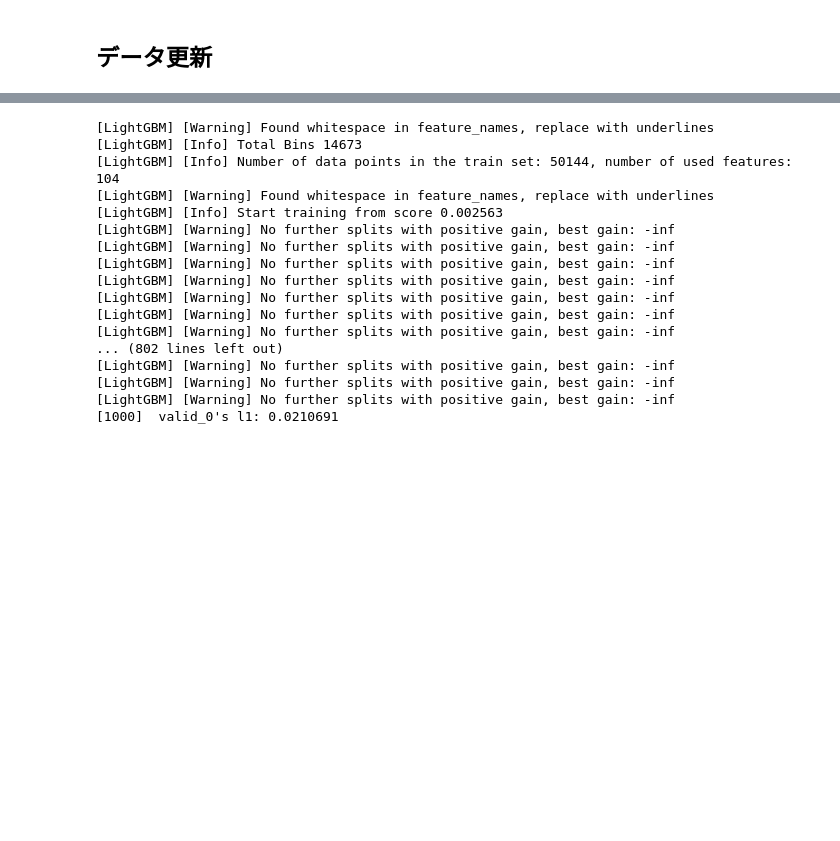
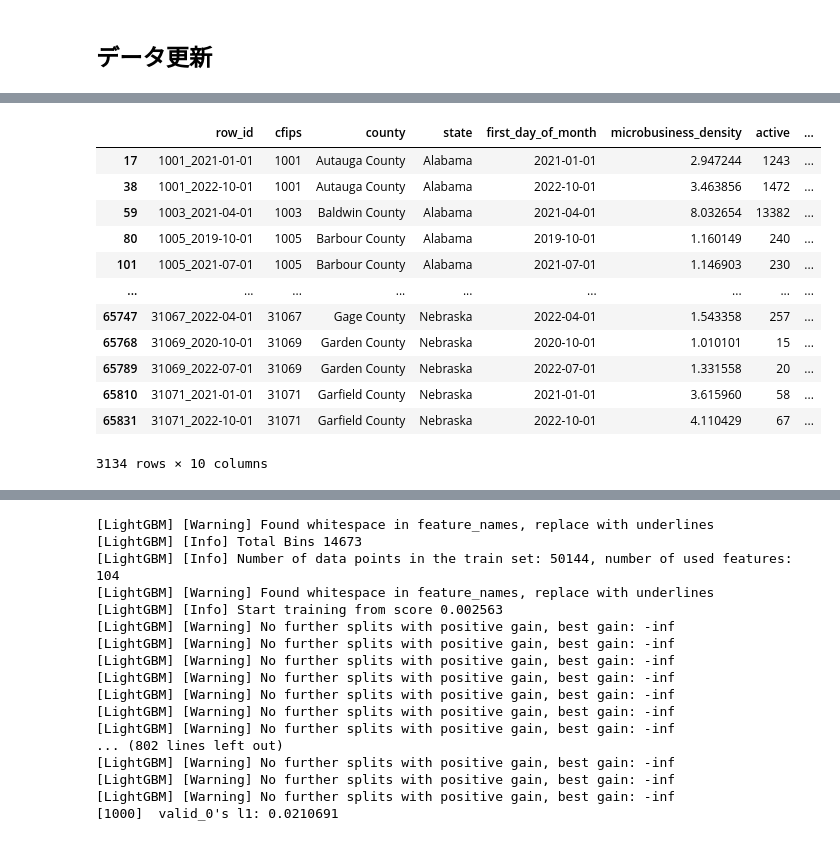
Before and after one commit to Occccn/kaggle-GoDaddy, a Jupyter notebook: notebook/feature_engineering.ipynb, the cells around one changed output, grey strips where cells are left out. Cells and saved outputs as stored; diff of their text form; code cells hidden in the pictures; blank space fills up the shorter version.

```diff
--- a/notebook/feature_engineering.ipynb
+++ b/notebook/feature_engineering.ipynb
@@ -182,0 +207,16 @@ preds = gbm.predict(mart_val.drop(columns = ['cfips','first_day_of_month','targe
+# %%
+train.loc[mart_val.index,'microbusiness_density'] = preds
+# %% [output]
+|  | row_id | cfips | county | state | first_day_of_month | microbusiness_density | active | ... |
+| 17 | 1001_2021-01-01 | 1001 | Autauga County | Alabama | 2021-01-01 | 2.947244 | 1243 | ... |
+| 38 | 1001_2022-10-01 | 1001 | Autauga County | Alabama | 2022-10-01 | 3.463856 | 1472 | ... |
+| 59 | 1003_2021-04-01 | 1003 | Baldwin County | Alabama | 2021-04-01 | 8.032654 | 13382 | ... |
+| 80 | 1005_2019-10-01 | 1005 | Barbour County | Alabama | 2019-10-01 | 1.160149 | 240 | ... |
+| 101 | 1005_2021-07-01 | 1005 | Barbour County | Alabama | 2021-07-01 | 1.146903 | 230 | ... |
+| ... | ... | ... | ... | ... | ... | ... | ... | ... |
+| 65747 | 31067_2022-04-01 | 31067 | Gage County | Nebraska | 2022-04-01 | 1.543358 | 257 | ... |
+| 65768 | 31069_2020-10-01 | 31069 | Garden County | Nebraska | 2020-10-01 | 1.010101 | 15 | ... |
+| 65789 | 31069_2022-07-01 | 31069 | Garden County | Nebraska | 2022-07-01 | 1.331558 | 20 | ... |
+| 65810 | 31071_2021-01-01 | 31071 | Garfield County | Nebraska | 2021-01-01 | 3.615960 | 58 | ... |
+| 65831 | 31071_2022-10-01 | 31071 | Garfield County | Nebraska | 2022-10-01 | 4.110429 | 67 | ... |
+3134 rows × 10 columns
```
Also changed, not shown: parts of 19 cells of this notebook, 15 other files.
